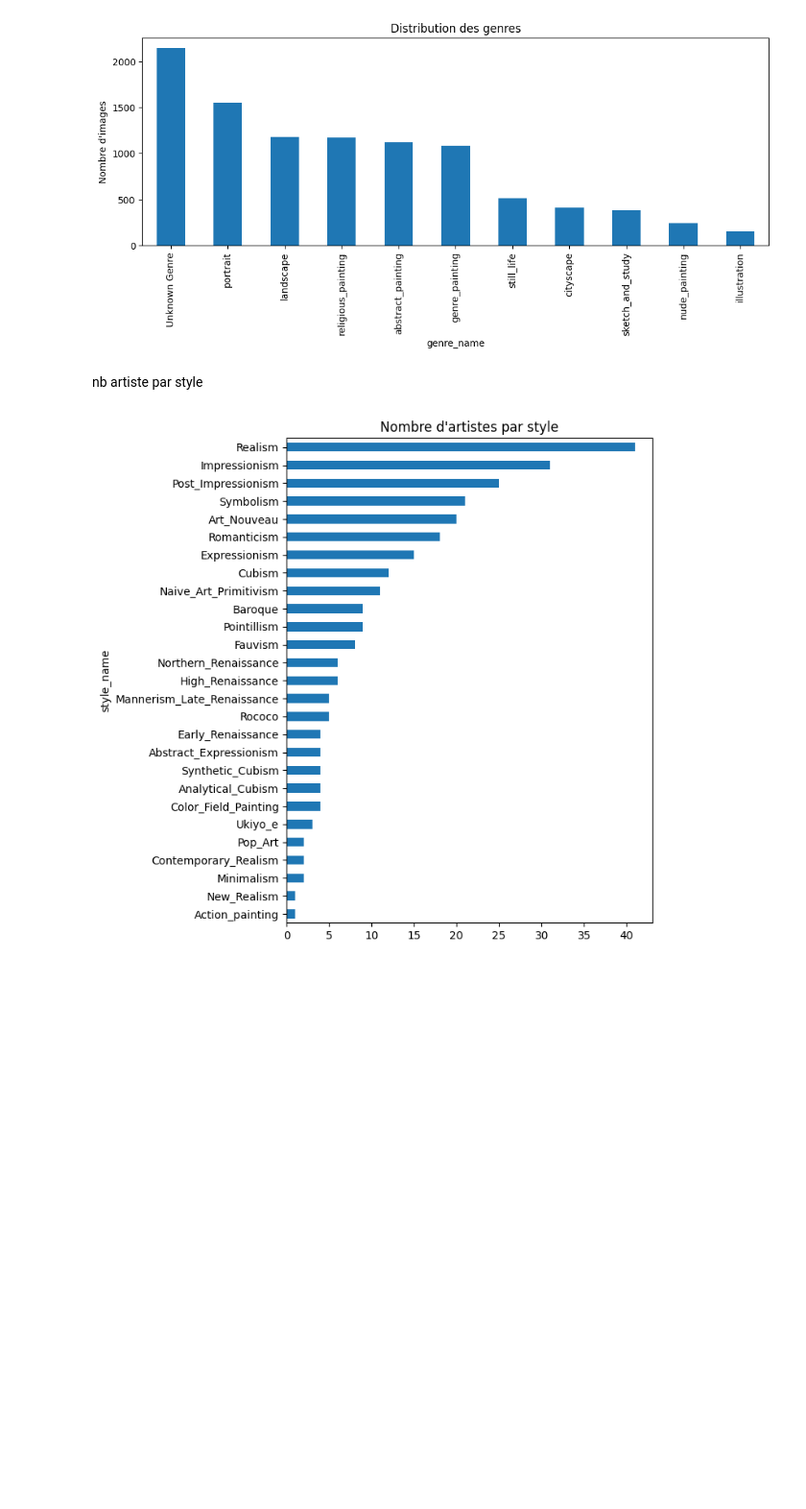
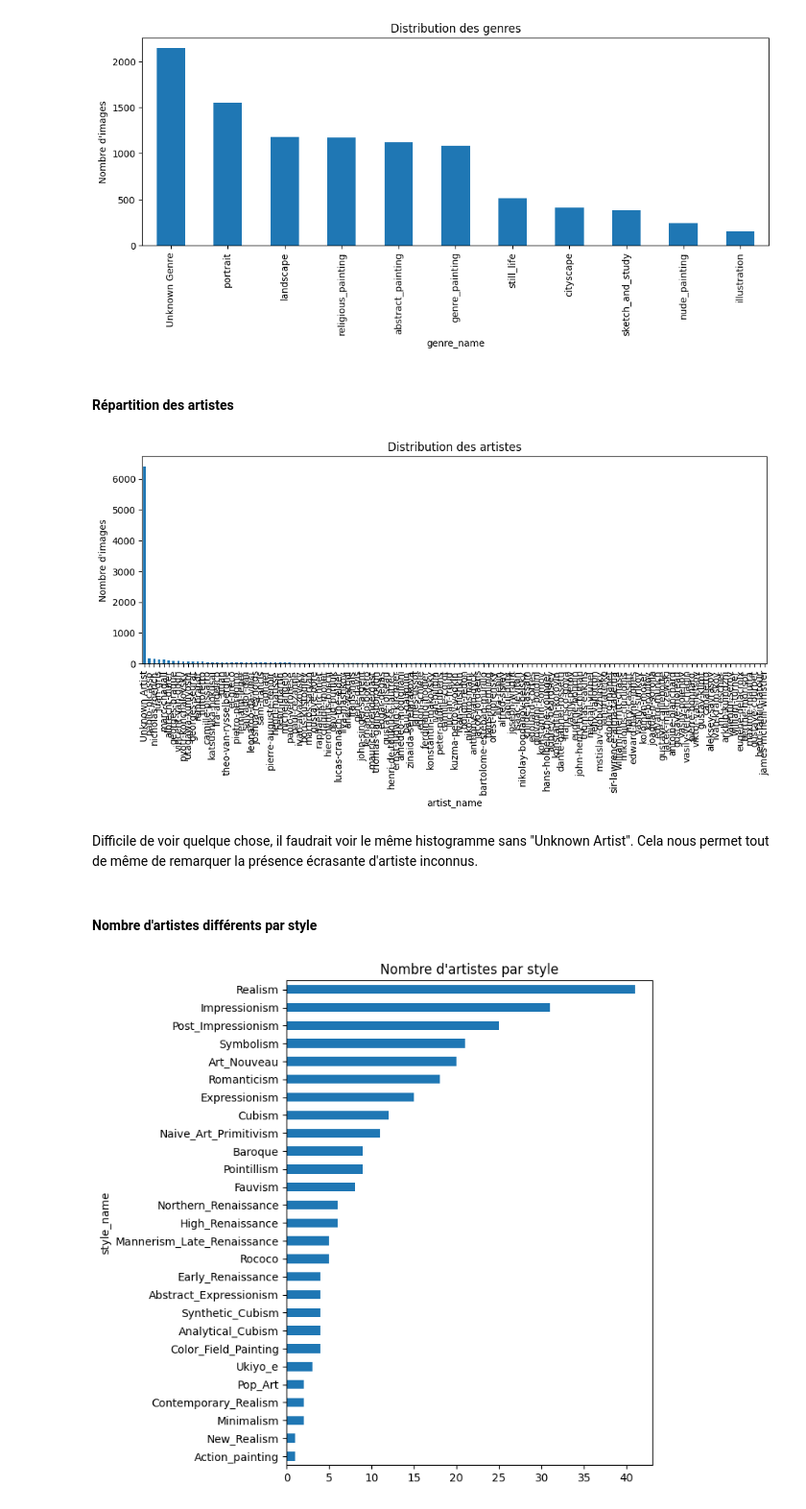
Before and after one commit to julietteabalain-cloud/Reconnaissance-de-mouvement-artistique, a Jupyter notebook: notebooks/1_RV-DL_exploration.ipynb, the cells around one changed output. Shown at 96% size. Drawn from its saved outputs; the diff is of its cells as text; code cells hidden in the pictures; blank space fills up the shorter version.

```diff
--- a/notebooks/1_RV-DL_exploration.ipynb
+++ b/notebooks/1_RV-DL_exploration.ipynb
@@ -62,2 +84,10 @@ plt.show()
 # %% [output]
 [figure]
+# %% [markdown]
+#### Répartition des artistes
+# %%
+dataset_module.visualize_artist_repartition(df)
+# %% [output]
+[figure, added]
+# %% [markdown]
+Difficile de voir quelque chose, il faudrait voir le même histogramme sans "Unknown Artist". Cela nous permet tout de même de remarquer la présence écrasante d'artiste inconnus.
@@ -64,3 +96,3 @@ plt.show()
 # %% [markdown]
-nb artiste par style
+#### Nombre d'artistes différents par style
 # %%
```
Also changed, not shown: parts of 36 cells of this notebook, 2 other files.
